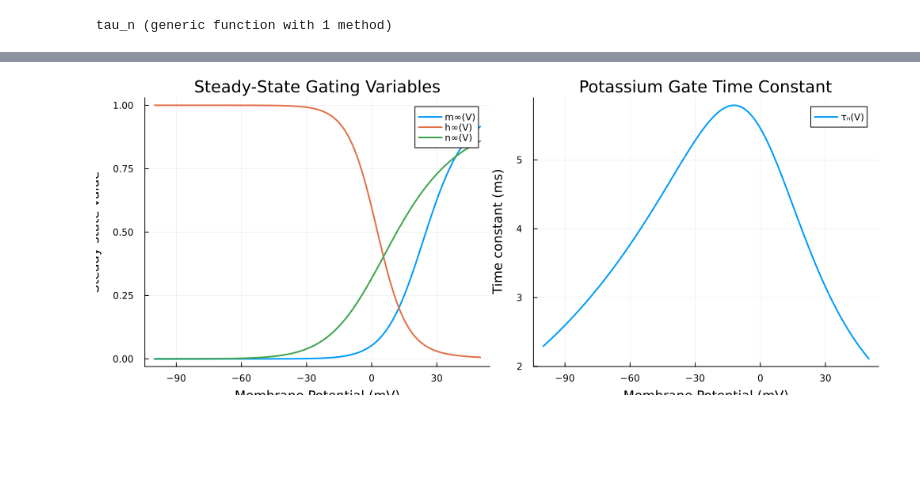
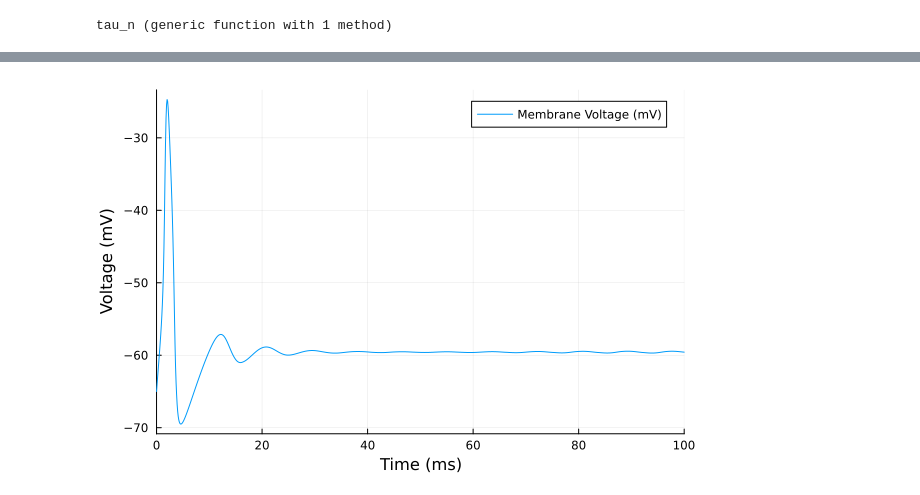
Before and after one commit to Nirbhay0007/Neural_Spiking_Dynamics, a Jupyter notebook: Phase2_Simulator_Build.ipynb, the cells around one changed output, grey strips where cells are left out. Cells and saved outputs as stored; diff of their text form; code cells hidden in the pictures; blank space fills up the shorter version.

```diff
--- a/Phase2_Simulator_Build.ipynb
+++ b/Phase2_Simulator_Build.ipynb
@@ -166,0 +341,3 @@ tau_n_vals = [tau_n(V) for V in Vs]
+# %%
+
+p = [Cm, g_Na, g_K, g_L, E_Na, E_K, E_L, I_ext]
@@ -166,0 +354,23 @@ tau_n_vals = [tau_n(V) for V in Vs]
+# %%
+function hodgkin_huxley_reduced!(du, u, p, t)
+
+    V, n = u
+
+
+    Cm, g_Na, g_K, g_L, E_Na, E_K, E_L, I_ext = p
+
+
+    m = m_inf(V)
+    h = h_inf(V)
+
+
+    I_Na = g_Na * m^3 * h * (E_Na-V)
+    I_K = g_K * n^4 * (E_K-V)
+    I_L = g_L * (E_L-V)
+
+# Define the derivatives based on the (V-E) convention
+    # dV/dt
+    du[1] = (I_ext + I_Na + I_K + I_L) / Cm
+    # dn/dt
+    du[2] = (n_inf(V) - n) / tau_n(V)
+end
@@ -166,0 +381,7 @@ tau_n_vals = [tau_n(V) for V in Vs]
+# %%
+# Initial Conditions
+V₀ = -65.0  # Initial membrane potential (mV)
+n₀ = n_inf(V₀) # Assume the n-gate starts at its steady-state value for the resting potential
+u₀ = [V₀, n₀]
+# Simulation time span
+tspan = (0.0, 100.0)  # ms
@@ -166,0 +390,4 @@ tau_n_vals = [tau_n(V) for V in Vs]
+# %%
+# Create and solve the ODE problem
+prob = ODEProblem(hodgkin_huxley_reduced!, u₀, tspan, p)
+sol = solve(prob)
@@ -204,18 +414,5 @@ plot(Vs, tau_n_vals,
-# %%
-p1 = plot(Vs, m_vals, label="m∞(V)", lw=2)
-plot!(p1, Vs, h_vals, label="h∞(V)", lw=2)
-plot!(p1, Vs, n_vals, label="n∞(V)", lw=2)
-xlabel!(p1, "Membrane Potential (mV)")
-ylabel!(p1, "Steady-state value")
-title!(p1, "Steady-State Gating Variables")
-
-p2 = plot(Vs, tau_n_vals,
-          label="τₙ(V)",
-          lw=2,
-          xlabel="Membrane Potential (mV)",
-          ylabel="Time constant (ms)",
-          title="Potassium Gate Time Constant")
-
-plot(p1, p2, layout=(1,2), size=(1000,400))
-# %% [output]
-[figure, removed]
+# %%
+# Plot the results
+plot(sol, vars=(0, 1), label="Membrane Voltage (mV)", xlabel="Time (ms)", ylabel="Voltage (mV)")
+# %% [output]
+[figure, added]
```
Also changed, not shown: parts of 21 cells of this notebook, 8 other files.
